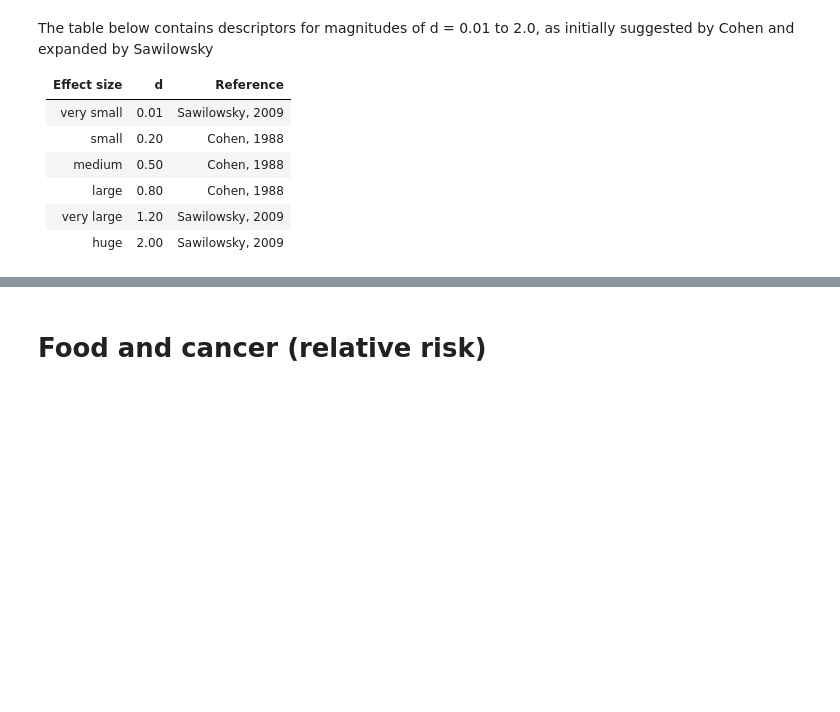
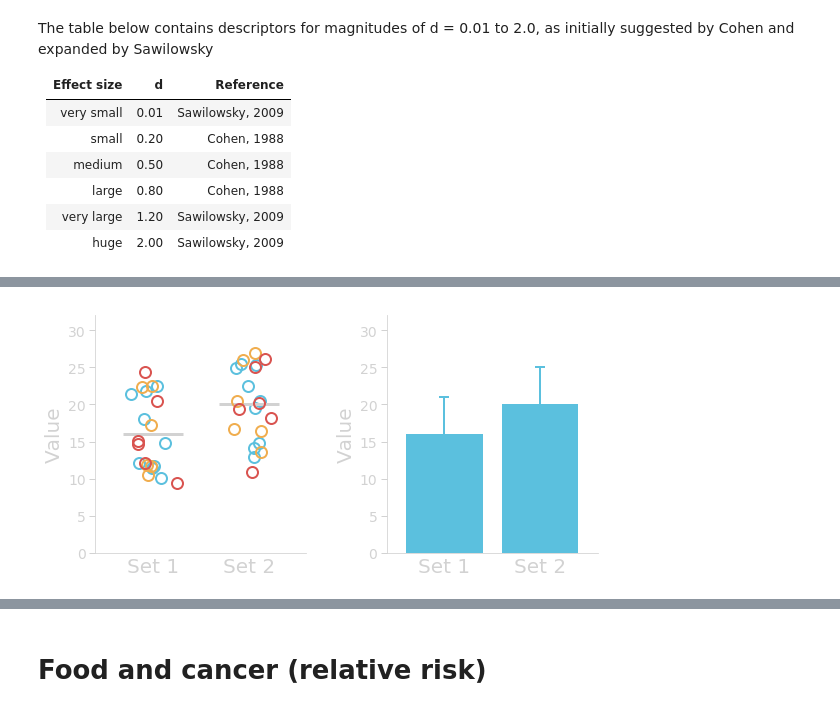
Before and after one commit to gcalmettes/stats13-slides, a Jupyter notebook: notebook-fig/figs-slides-7-extra.ipynb, the cells around one changed output, grey strips where cells are left out. Drawn from its saved outputs; the diff is of its cells as text; code cells hidden in the pictures; blank space fills up the shorter version.

```diff
--- a/notebook-fig/figs-slides-7-extra.ipynb
+++ b/notebook-fig/figs-slides-7-extra.ipynb
@@ -199,0 +205,48 @@ plt.subplots_adjust(left=0.15, bottom=0.1, right=0.98, top=0.98,
+# %%
+data = pd.read_csv("../notebooks/data-src/pvalue-sample-size.csv")
+# %%
+fig,(ax1, ax2) = plt.subplots(ncols=2, figsize=(8,4))
+
+ax3 = ax1.twinx()
+ax4 = ax1.twinx()
+
+
+for ax in [ax1]:
+    ax.errorbar(0, data.set1.mean(), fmt='_', color=colors["lightgray"], markersize=60, markeredgewidth=3)
+    ax.errorbar(1, data.set2.mean(), fmt='_', color=colors["lightgray"], markersize=60, markeredgewidth=3)
+
+for ax,i1,i2,c in [(ax1,0,9,colors["blue"]), (ax3,9,15,colors["orange"]), (ax4,15,21,colors["red"])]:
+    data1 = data.set1[i1:i2]
+    data2 = data.set2[i1:i2]
+    ax.plot(np.random.normal(0, 0.1, i2-i1), data1, 'o',
+            markersize=11, markerfacecolor="none", mec=c, mew=2)
+    ax.plot(np.random.normal(1, 0.1, i2-i1), data2, 'o',
+            markersize=11, markerfacecolor="none", mec=c, mew=2)
+
+for ax in [ax2]:
+    ax.bar(np.arange(2), data.mean(), color=colors["blue"])
+    #ax.bar([0, 1], data.mean(), color=["k", "0.5"], ec=['k', "0.5"], lw=2)
+    for pos, y, err, color in zip(np.arange(2), data.mean(), data.std(), [colors["blue"], colors["blue"]]):
+        ax.errorbar(pos, y, err, lw=2, capsize=5, capthick=2, color=color)
+
+for ax in [ax1, ax2]:
+    for spine in ["top", "right"]:
+        ax.spines[spine].set_visible(False)
+    for spine in ["left", "bottom"]:
+        ax.spines[spine].set_color(colors["lightgray"])
+    ax.tick_params(axis="y", width=1, size=6, labelsize=14, color=colors["lightgray"], labelcolor=colors["lightgray"])
+    ax.tick_params(axis="x", width=1, size=0, color=colors["lightgray"], labelcolor=colors["lightgray"], pad=4)
+    ax.set_xticks(np.arange(2))
+    ax.set_xticklabels(["Set 1", "Set 2"], size=20, color=colors["lightgray"])
+    ax.set_ylim([0, 32])
+    ax.set_ylabel("Value", size=20, color=colors["lightgray"])
+    ax.set_xlim(-0.6, 1.6)
+
+for ax in [ax3, ax4]:
+    ax.axis("off")
+    ax.set_ylim(ax1.get_ylim())
+
+plt.tight_layout()
+plt.savefig("/Users/Gui/Box Sync/_STATS13/_Slides/_stats13-Lectures/assets/img/lec/pvalue-sample-size-increase.svg", transparent=True)
+# %% [output]
+[figure, added]
```
Also changed, not shown: parts of 5 cells of this notebook, 15 other files.
